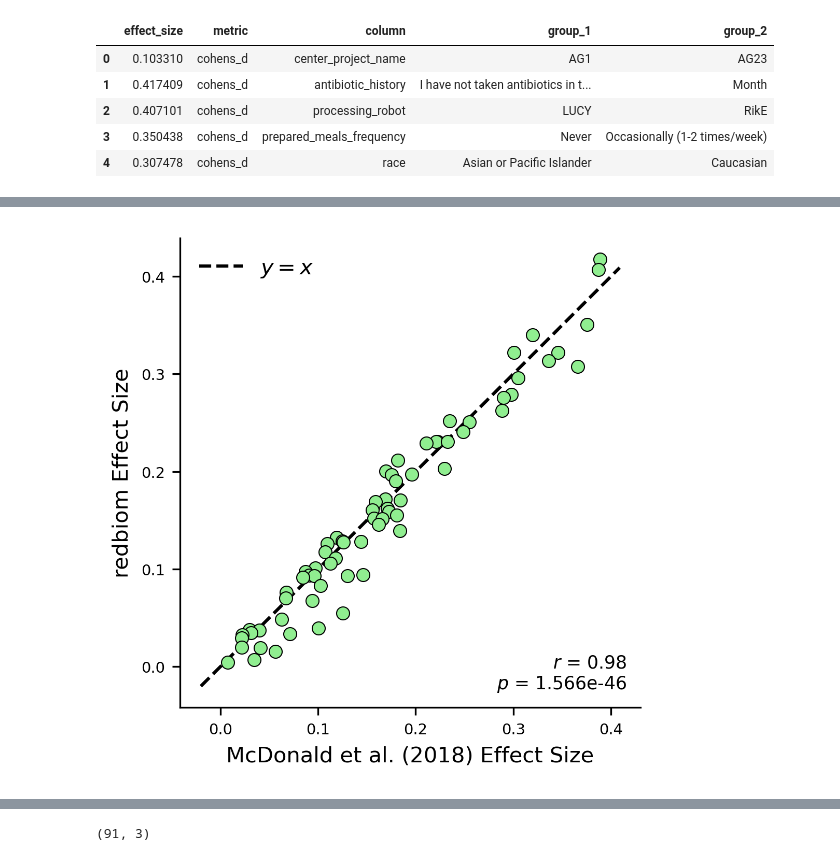
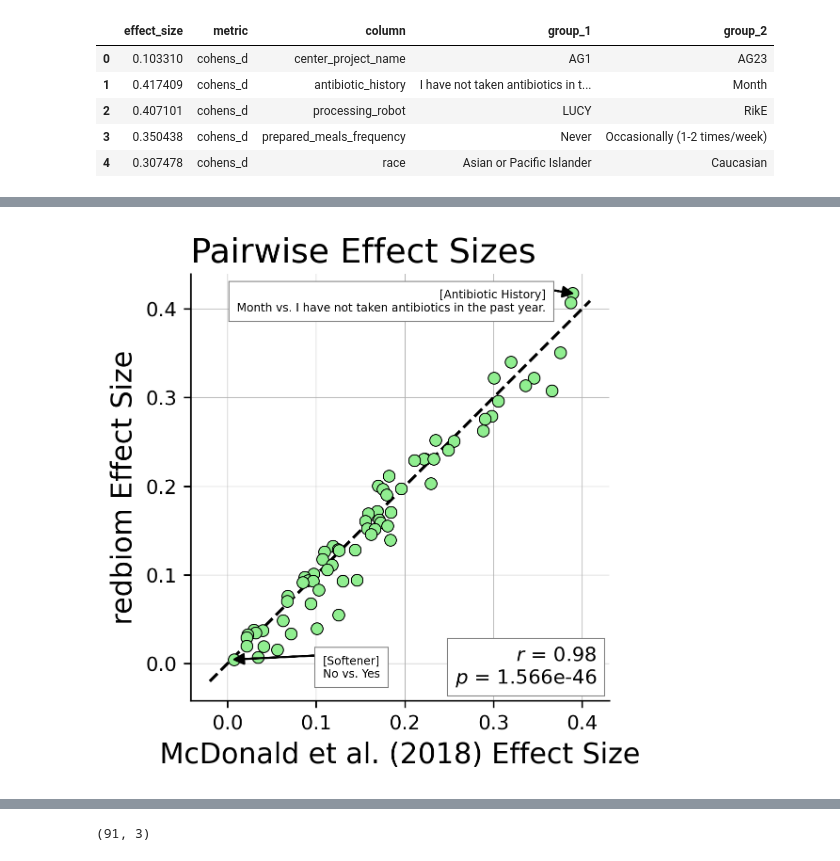
Before and after one commit to knightlab-analyses/evident-analyses, a Jupyter notebook: notebooks/plot.ipynb, the cells around one changed output, grey strips where cells are left out. Cells and saved outputs as stored; diff of their text form; code cells hidden in the pictures.

Commit message:
updated figures

```diff
--- a/notebooks/plot.ipynb
+++ b/notebooks/plot.ipynb
@@ -188,41 +191,73 @@ sns.scatterplot(
     x="effect_size_agp",
     y="effect_size_evident",
     linewidth=0.5,
     color="lightgreen",
     edgecolor="black",
+    zorder=2,
     ax=ax
 )
 
 max_val = min(comp_df_agp_new["effect_size_agp"].max(), comp_df_agp_new["effect_size_evident"].max())
 ax.plot(
     [0-0.02, max_val+0.02], [0-0.02, max_val+0.02],
     color="black",
     ls="--",
-    zorder=0
+    zorder=1
 )
 
 ax.set_xlabel("McDonald et al. (2018) Effect Size")
 ax.set_ylabel("redbiom Effect Size")
 
+bbox = {"facecolor": "white", "alpha": 1, "lw": 0.5, "edgecolor": "gray"}
 r, pval = ss.pearsonr(comp_df_agp_new["effect_size_agp"], comp_df_agp_new["effect_size_evident"])
 ax.text(
     x=0.97,
     y=0.03,
     s=f"$r$ = {r:.2f}\n$p$ = {pval:.3e}",
     transform=ax.transAxes,
     ha="right",
     va="bottom",
-    size="small"
-)
-ax.tick_params("both", labelsize="x-small")
-
-y_eq_x_patch = Line2D([0], [0], ls="--", color="black", label = "$y = x$")
-ax.legend(
-    handles=[y_eq_x_patch],
-    frameon=False
+    bbox=bbox
 )
 
-#plt.savefig("../figures/redbiom_vs_published.pdf")
+arrowprops = {"facecolor": "black", "width": 0.005, "headwidth": 5, "headlength": 5}
+top_cat = comp_df_agp_new.iloc[0]
+bot_cat = comp_df_agp_new.iloc[-1]
+
+top_cat_name = top_cat.name.replace("_", " ").title()
+top_grp1 = top_cat.group_1_agp
+top_grp2 = top_cat.group_2_agp
+top_text = f"[{top_cat_name}]\n{top_grp1} vs. {top_grp2}"
+
+bot_cat_name = bot_cat.name.replace("_", " ").title()
+bot_grp1 = bot_cat.group_1_agp
+bot_grp2 = bot_cat.group_2_agp
+bot_text = f"[{bot_cat_name}]\n{bot_grp1} vs. {bot_grp2}"
+
+ax.annotate(
+    xy=(top_cat["effect_size_agp"], top_cat["effect_size_evident"]),
+    xytext=(top_cat["effect_size_agp"] - 0.03, top_cat["effect_size_evident"] - 0.02),
+    text=top_text,
+    fontsize="xx-small",
+    ha="right",
+    arrowprops=arrowprops,
+    bbox=bbox
+)
+ax.annotate(
+    xy=(bot_cat["effect_size_agp"], bot_cat["effect_size_evident"]),
+    xytext=(bot_cat["effect_size_agp"] + 0.10, bot_cat["effect_size_evident"] - 0.02),
+    text=bot_text,
+    fontsize="xx-small",
+    ha="left",
+    arrowprops=arrowprops,
+    bbox=bbox
+)
+
+ax.grid(lw=0.3)
+ax.set_axisbelow(True)
+ax.set_title("Pairwise Effect Sizes", loc="left")
+
+plt.savefig("../figures/redbiom_vs_published.pdf")
 plt.show()
 # %% [output]
-[figure, old version]
+[figure, new version]
```
Also changed, not shown: parts of 5 cells of this notebook, 6 other files.
